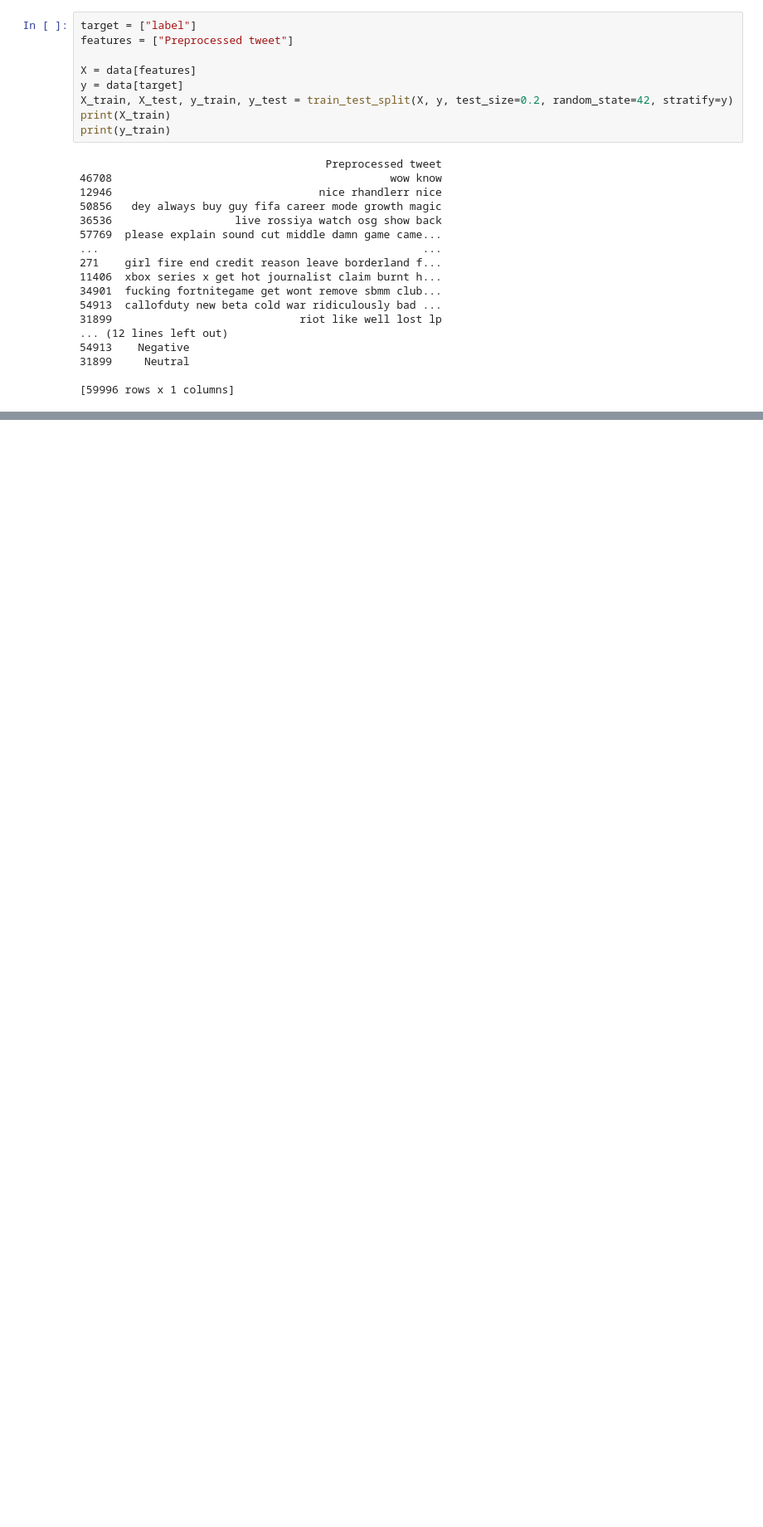
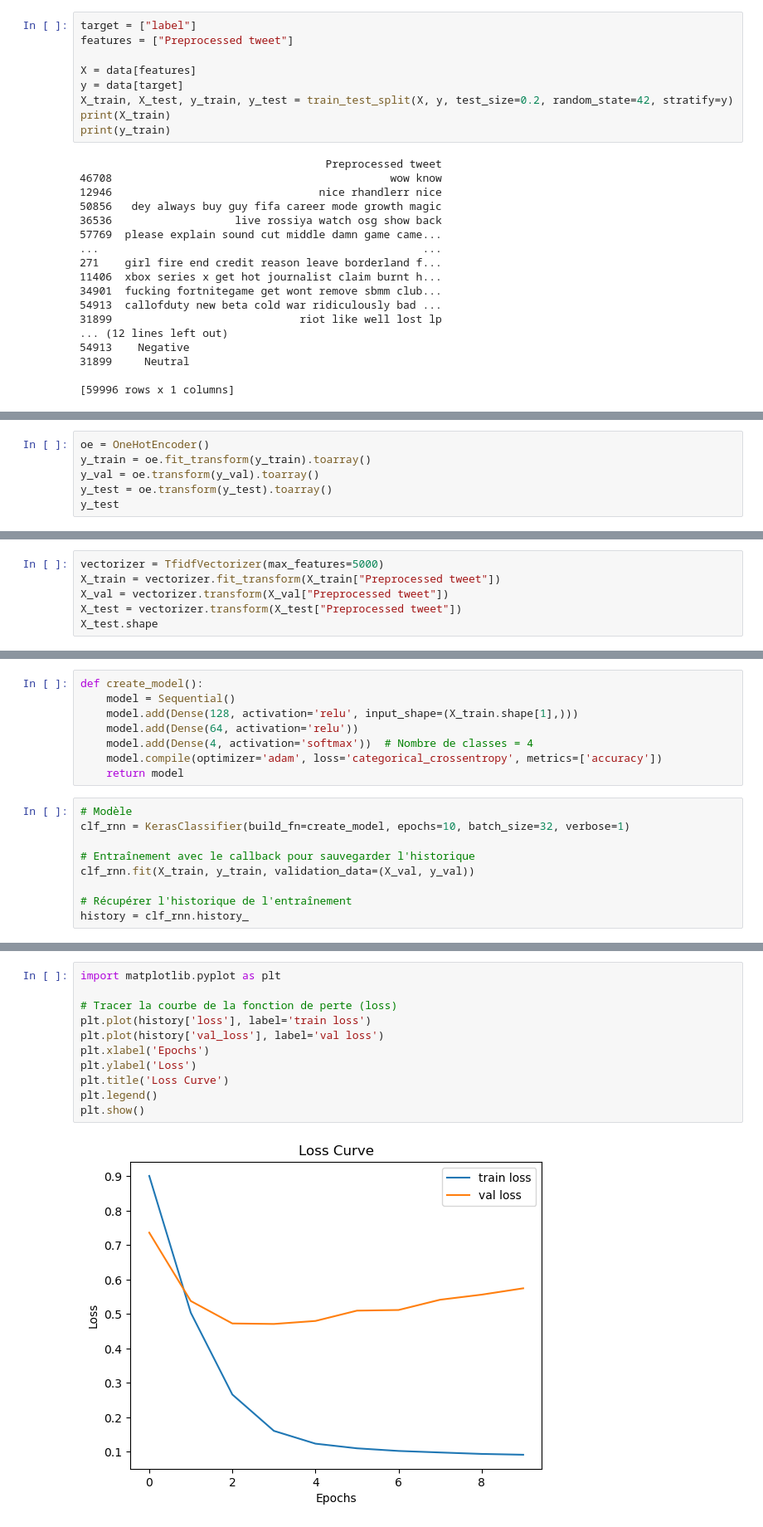
Before and after one commit to LonchamptMathis/twitter-sentiment-analysis, a Jupyter notebook: example.ipynb, the cells around one changed output, grey strips where cells are left out. Shown at 83% size. Cells and saved outputs as stored; diff of their text form; blank space fills up the shorter version.

Commit message:
Adding a new classifier for sentiment analysis : RNN

```diff
--- a/example.ipynb
+++ b/example.ipynb
@@ -265,0 +283,6 @@ from tensorflow.keras
+# %%
+oe = OneHotEncoder()
+y_train = oe.fit_transform(y_train).toarray()
+y_val = oe.transform(y_val).toarray()
+y_test = oe.transform(y_test).toarray()
+y_test
@@ -265,0 +297,6 @@ from tensorflow.keras
+# %%
+vectorizer = TfidfVectorizer(max_features=5000)
+X_train = vectorizer.fit_transform(X_train["Preprocessed tweet"])
+X_val = vectorizer.transform(X_val["Preprocessed tweet"])
+X_test = vectorizer.transform(X_test["Preprocessed tweet"])
+X_test.shape
@@ -265,0 +307,17 @@ from tensorflow.keras
+# %%
+def create_model():
+    model = Sequential()
+    model.add(Dense(128, activation='relu', input_shape=(X_train.shape[1],)))
+    model.add(Dense(64, activation='relu'))
+    model.add(Dense(4, activation='softmax'))  # Nombre de classes = 4
+    model.compile(optimizer='adam', loss='categorical_crossentropy', metrics=['accuracy'])
+    return model
+# %%
+# Modèle
+clf_rnn = KerasClassifier(build_fn=create_model, epochs=10, batch_size=32, verbose=1)
+
+# Entraînement avec le callback pour sauvegarder l'historique
+clf_rnn.fit(X_train, y_train, validation_data=(X_val, y_val))
+
+# Récupérer l'historique de l'entraînement
+history = clf_rnn.history_
@@ -265,0 +345,13 @@ from tensorflow.keras
+# %%
+import matplotlib.pyplot as plt
+
+# Tracer la courbe de la fonction de perte (loss)
+plt.plot(history['loss'], label='train loss')
+plt.plot(history['val_loss'], label='val loss')
+plt.xlabel('Epochs')
+plt.ylabel('Loss')
+plt.title('Loss Curve')
+plt.legend()
+plt.show()
+# %% [output]
+[figure, added]
```
Also changed, not shown: parts of 54 cells of this notebook.
